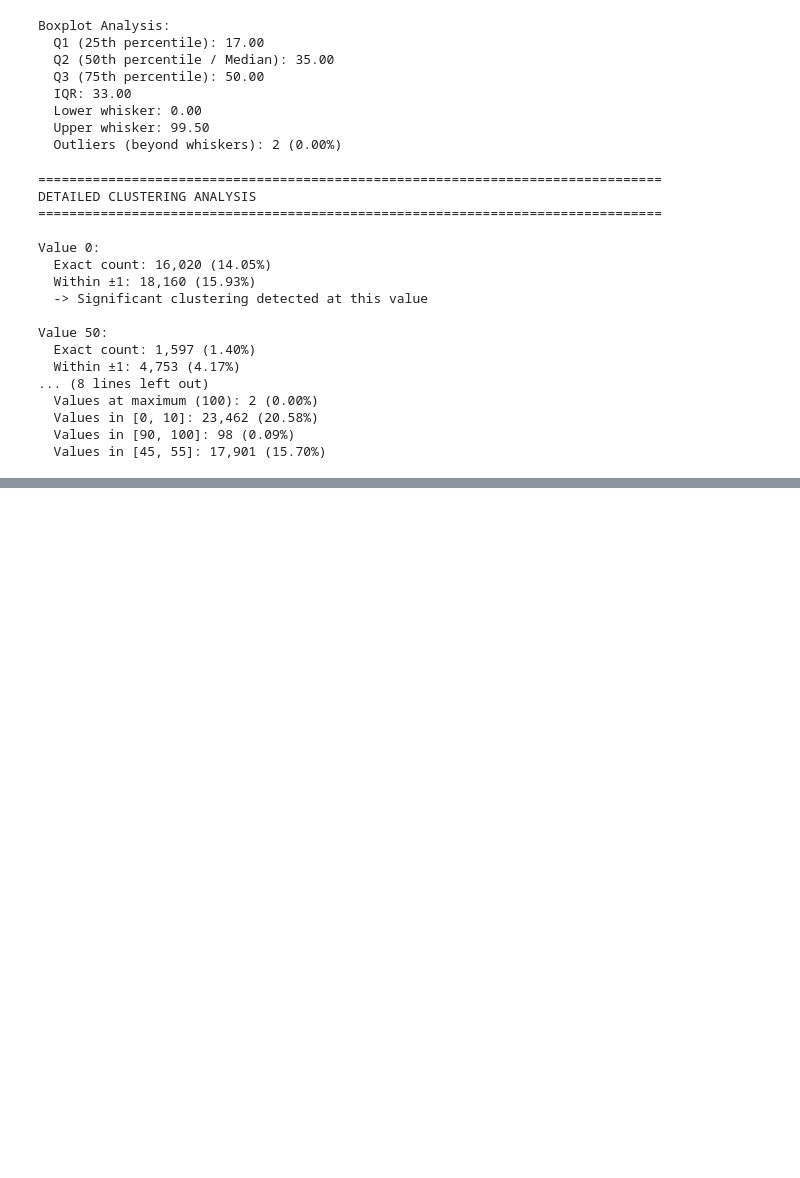
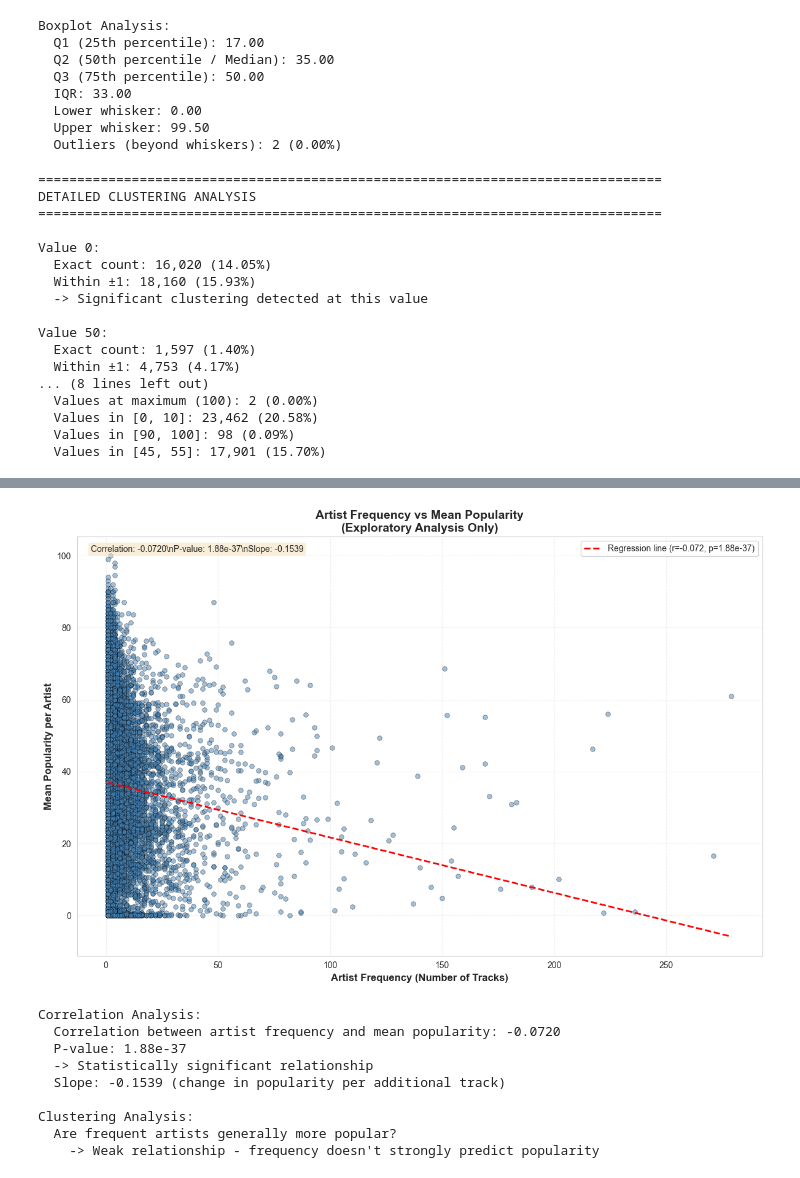
Before and after one commit to saachidhamija/spotify-popularity-prediction, a Jupyter notebook: spotify-popularity-prediction.ipynb, the cells around one changed output, grey strips where cells are left out. Drawn from its saved outputs; the diff is of its cells as text; code cells hidden in the pictures; blank space fills up the shorter version.

```diff
--- a/spotify-popularity-prediction.ipynb
+++ b/spotify-popularity-prediction.ipynb
@@ -820,0 +1554,69 @@ Value 50:
+# %%
+# ============================================================================
+# Scatter Plot: Artist Frequency vs Mean Popularity
+# ============================================================================
+
+fig, ax = plt.subplots(figsize=(12, 8))
+
+# Create scatter plot
+scatter = ax.scatter(artist_popularity_stats['frequency'],
+                     artist_popularity_stats['mean_popularity'],
+                     alpha=0.5, s=30, c='steelblue', edgecolors='black', linewidth=0.5)
+
+# Add regression line
+slope, intercept, r_value, p_value, std_err = stats.linregress(
+    artist_popularity_stats['frequency'],
+    artist_popularity_stats['mean_popularity']
+)
+x_line = np.linspace(artist_popularity_stats['frequency'].min(),
+                     artist_popularity_stats['frequency'].max(), 100)
+y_line = slope * x_line + intercept
+ax.plot(x_line, y_line, 'r--', linewidth=2,
+        label=f'Regression line (r={r_value:.3f}, p={p_value:.2e})')
+
+# Labels and formatting
+ax.set_xlabel('Artist Frequency (Number of Tracks)', fontsize=12, fontweight='bold')
+ax.set_ylabel('Mean Popularity per Artist', fontsize=12, fontweight='bold')
+ax.set_title('Artist Frequency vs Mean Popularity\n(Exploratory Analysis Only)',
+             fontsize=14, fontweight='bold')
+ax.legend(loc='best')
+ax.grid(True, alpha=0.3, linestyle='--')
+
+# Add text box with statistics
+textstr = f'Correlation: {r_value:.4f}\\nP-value: {p_value:.2e}\\nSlope: {slope:.4f}'
+props = dict(boxstyle='round', facecolor='wheat', alpha=0.5)
+ax.text(0.02, 0.98, textstr, transform=ax.transAxes, fontsize=10,
+        verticalalignment='top', bbox=props)
+
+plt.tight_layout()
+plt.show()
+
+print(f"\nCorrelation Analysis:")
+print(f"  Correlation between artist frequency and mean popularity: {r_value:.4f}")
+print(f"  P-value: {p_value:.2e}")
+if p_value < 0.05:
+    print("  -> Statistically significant relationship")
+else:
+    print("  -> No statistically significant relationship")
+print(f"  Slope: {slope:.4f} (change in popularity per additional track)")
+
+# Check for clustering
+print(f"\nClustering Analysis:")
+print(f"  Are frequent artists generally more popular?")
+if r_value > 0.3:
+    print(f"    -> Yes, positive correlation suggests frequent artists tend to be more popular")
+elif r_value < -0.3:
+    print(f"    -> No, negative correlation suggests frequent artists tend to be less popular")
+else:
+    print(f"    -> Weak relationship - frequency doesn't strongly predict popularity")
+# %% [output]
+[figure, added]
+Correlation Analysis:
+  Correlation between artist frequency and mean popularity: -0.0720
+  P-value: 1.88e-37
+  -> Statistically significant relationship
+  Slope: -0.1539 (change in popularity per additional track)
+
+Clustering Analysis:
+  Are frequent artists generally more popular?
+    -> Weak relationship - frequency doesn't strongly predict popularity
```
Also changed, not shown: parts of 37 cells of this notebook.
